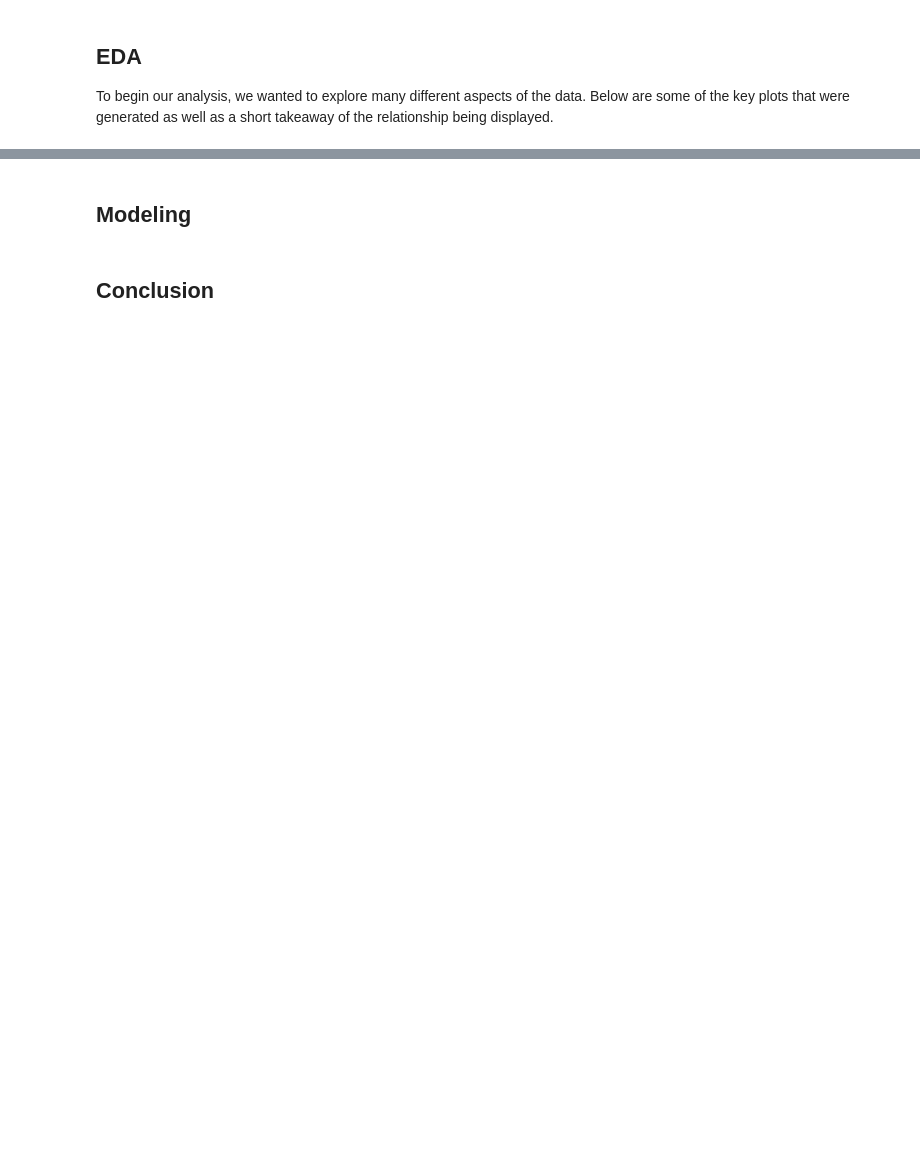
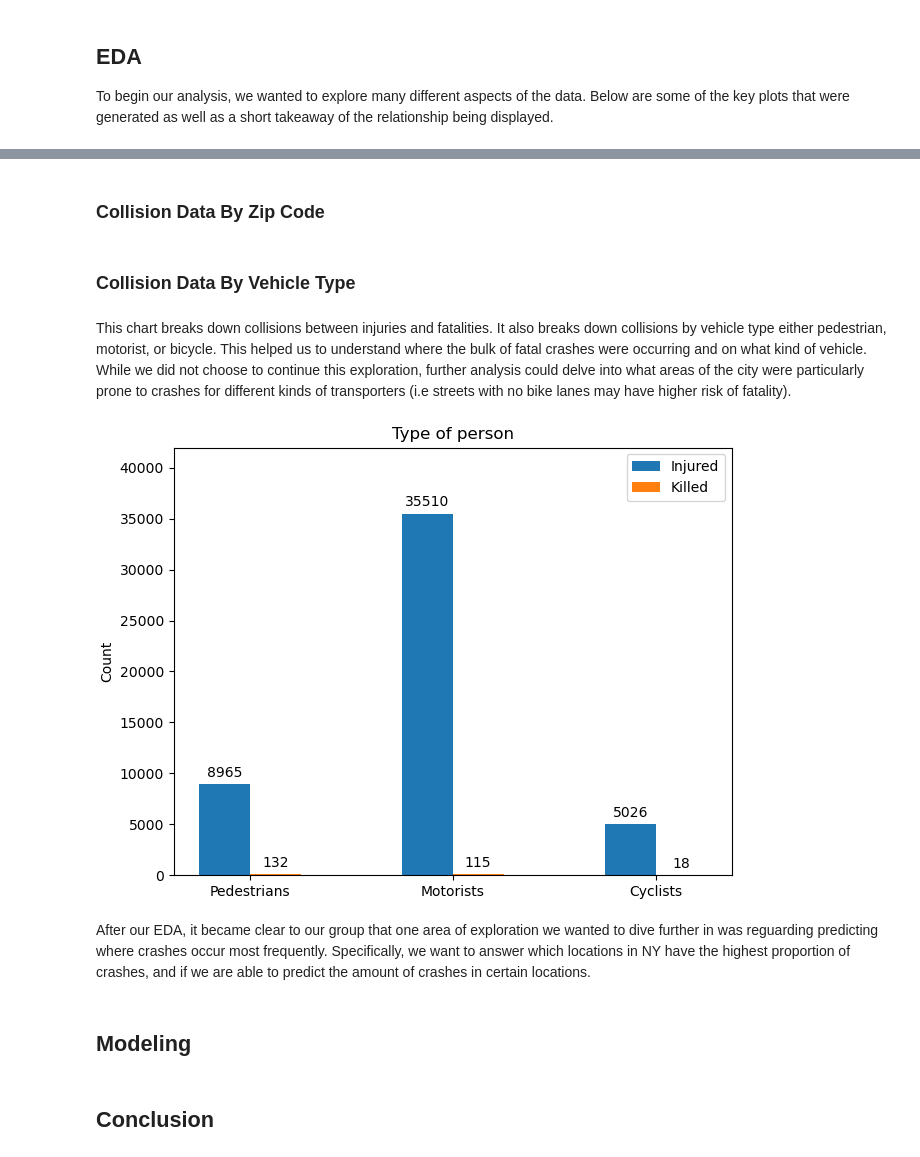
Before and after one commit to UCB-stat-159-s23/project-group19, a Jupyter notebook: main.ipynb, the cells around one changed output, grey strips where cells are left out. Saved outputs shown, nothing was run; the diff lists cells and outputs as text; code cells hidden in the pictures; blank space fills up the shorter version.

```diff
--- a/main.ipynb
+++ b/main.ipynb
@@ -17,3 +33,15 @@ To begin our analysis, we wanted to explore many different aspects of the data.
+# %% [markdown]
+### Collision Data By Zip Code
+# %% [markdown]
+### Collision Data By Vehicle Type
+# %% [markdown]
+This chart breaks down collisions between injuries and fatalities. It also breaks down collisions by vehicle type either pedestrian, motorist, or bicycle. This helped us to understand where the bulk of fatal crashes were occurring and on what kind of vehicle. While we did not choose to continue this exploration, further analysis could delve into what areas of the city were particularly prone to crashes for different kinds of transporters (i.e streets with no bike lanes may have higher risk of fatality).
+# %%
+Image("Charts/Collisons by Vehicle.png")
+# %% [output]
+[figure, added]
+# %% [markdown]
+After our EDA, it became clear to our group that one area of exploration we wanted to dive further in was reguarding predicting where crashes occur most frequently. Specifically, we want to answer which locations in NY have the highest proportion of crashes, and if we are able to predict the amount of crashes in certain locations.
 # %% [markdown]
 ## Modeling
 # %% [markdown]
```
Also changed, not shown: parts of 6 cells of this notebook, 1 other file.
